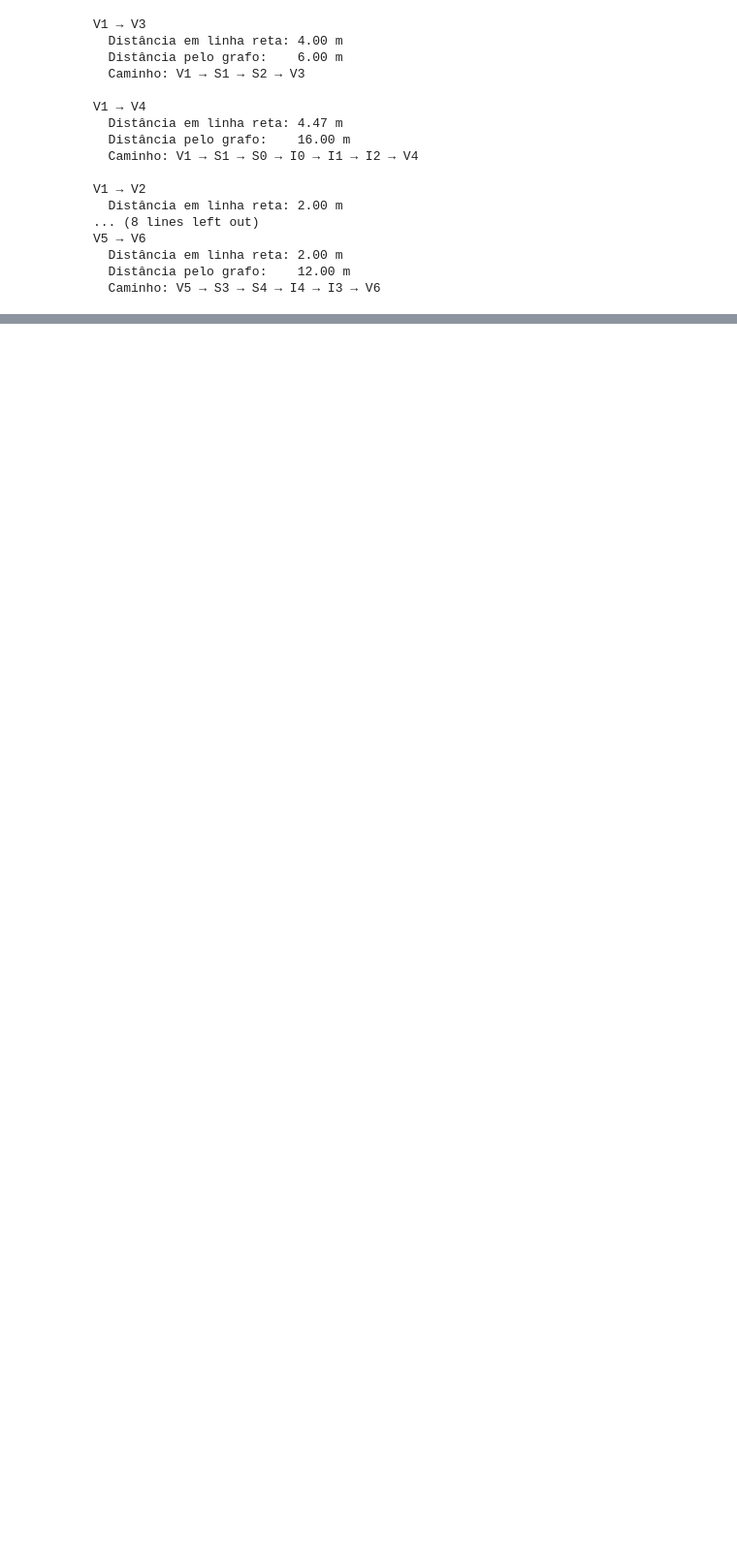
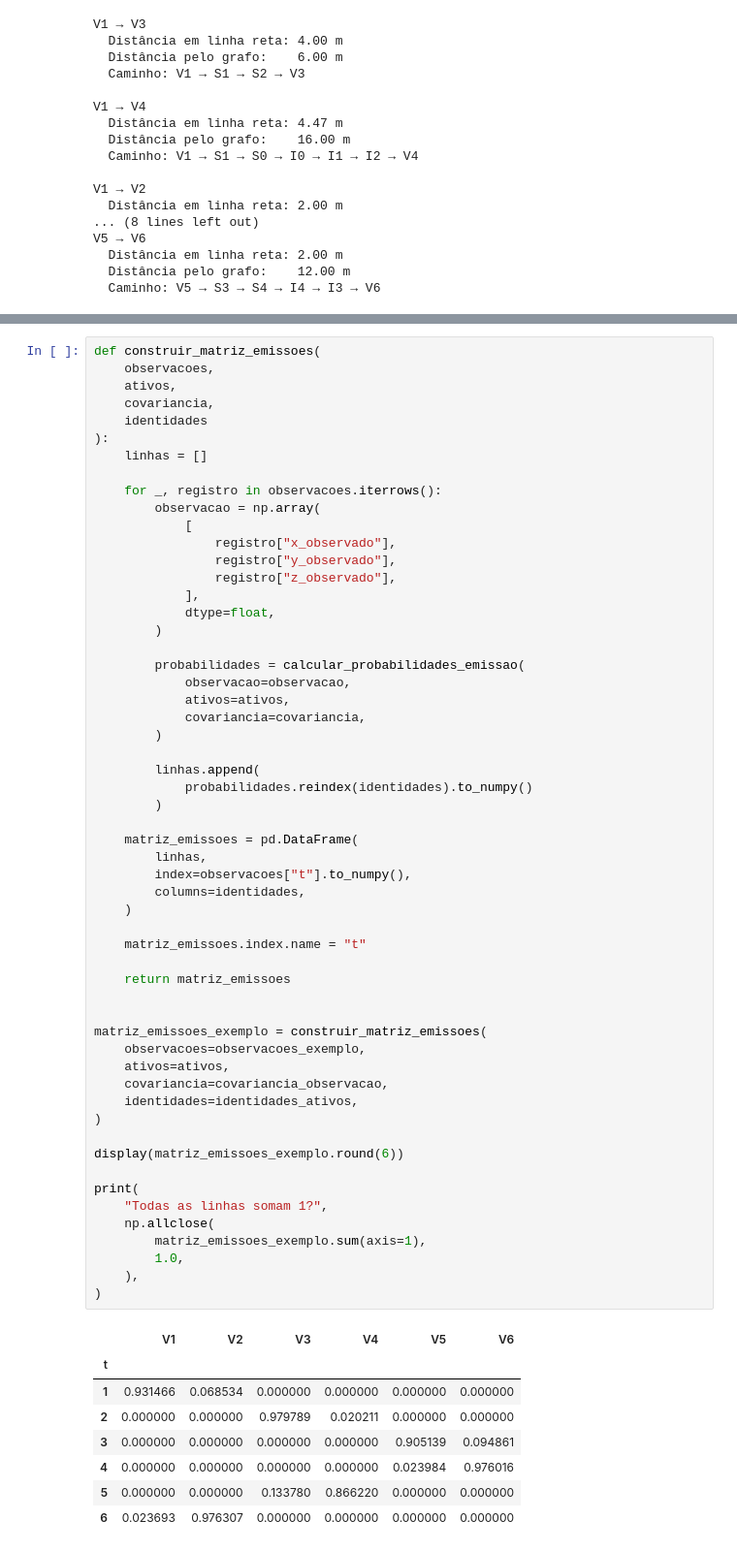
Before and after one commit to gabrieldutraschwaab/asset-disambiguation-hmm, a Jupyter notebook: notebooks/01_cenario_sintetico.ipynb, the cells around one changed output, grey strips where cells are left out. Shown at 97% size. Saved outputs shown, nothing was run; the diff lists cells and outputs as text; blank space fills up the shorter version.

Commit message:
Implementa emissoes, transicoes e inferencia HMM

```diff
--- a/notebooks/01_cenario_sintetico.ipynb
+++ b/notebooks/01_cenario_sintetico.ipynb
@@ -417,0 +989,65 @@ V5 → V6
+# %%
+def construir_matriz_emissoes(
+    observacoes,
+    ativos,
+    covariancia,
+    identidades
+):
+    linhas = []
+
+    for _, registro in observacoes.iterrows():
+        observacao = np.array(
+            [
+                registro["x_observado"],
+                registro["y_observado"],
+                registro["z_observado"],
+            ],
+            dtype=float,
+        )
+
+        probabilidades = calcular_probabilidades_emissao(
+            observacao=observacao,
+            ativos=ativos,
+            covariancia=covariancia,
+        )
+
+        linhas.append(
+            probabilidades.reindex(identidades).to_numpy()
+        )
+
+    matriz_emissoes = pd.DataFrame(
+        linhas,
+        index=observacoes["t"].to_numpy(),
+        columns=identidades,
+    )
+
+    matriz_emissoes.index.name = "t"
+
+    return matriz_emissoes
+
+
+matriz_emissoes_exemplo = construir_matriz_emissoes(
+    observacoes=observacoes_exemplo,
+    ativos=ativos,
+    covariancia=covariancia_observacao,
+    identidades=identidades_ativos,
+)
+
+display(matriz_emissoes_exemplo.round(6))
+
+print(
+    "Todas as linhas somam 1?",
+    np.allclose(
+        matriz_emissoes_exemplo.sum(axis=1),
+        1.0,
+    ),
+)
+# %% [output]
+|  | V1 | V2 | V3 | V4 | V5 | V6 |
+| t |  |  |  |  |  |  |
+| 1 | 0.931466 | 0.068534 | 0.000000 | 0.000000 | 0.000000 | 0.000000 |
+| 2 | 0.000000 | 0.000000 | 0.979789 | 0.020211 | 0.000000 | 0.000000 |
+| 3 | 0.000000 | 0.000000 | 0.000000 | 0.000000 | 0.905139 | 0.094861 |
+| 4 | 0.000000 | 0.000000 | 0.000000 | 0.000000 | 0.023984 | 0.976016 |
+| 5 | 0.000000 | 0.000000 | 0.133780 | 0.866220 | 0.000000 | 0.000000 |
+| 6 | 0.023693 | 0.976307 | 0.000000 | 0.000000 | 0.000000 | 0.000000 |
```
Also changed, not shown: parts of 23 cells of this notebook.
